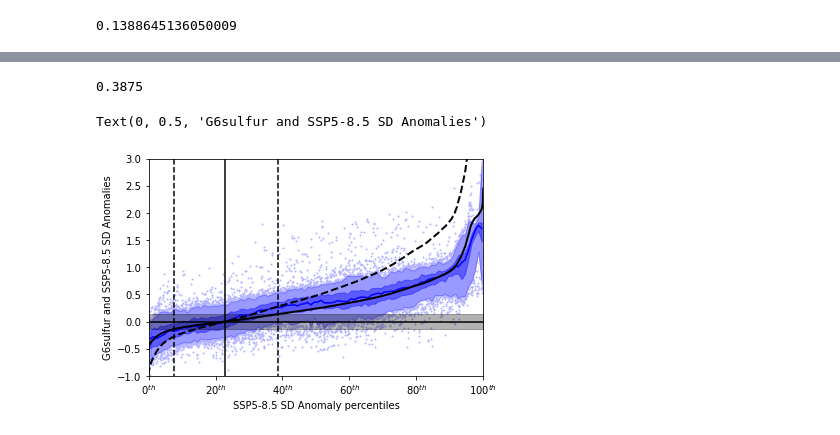
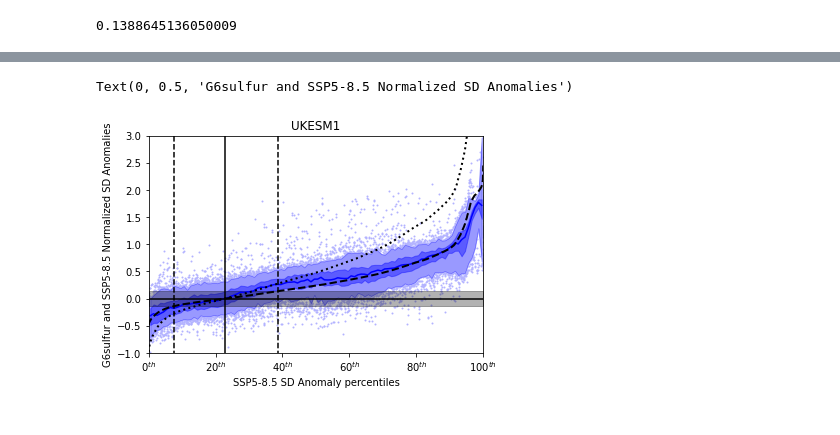
Before and after one commit to pjirvine/xarray_example, a Jupyter notebook: efficacy_metric.ipynb, the cells around one changed output, grey strips where cells are left out. Cells and saved outputs as stored; diff of their text form; code cells hidden in the pictures.

```diff
--- a/efficacy_metric.ipynb
+++ b/efficacy_metric.ipynb
@@ -48,6 +44,8 @@ Now I create some dictionaries to group together terms, i.e. variables with thei
 """
 var_settings_dict = {'pr':'Amon',
                      'tas':'Amon', # the final ',' isn't needed but it allows you to add items to this dict later without issues.
+                     'sfcWind':'Amon',
+                     'psl':'Amon',
                     }
 
 # for the experiments there are 2 variables to store: the project and the date range used for averaging. I bundle these into one value using the regular brackets ().
@@ -300,3 +363,15 @@ milltile_centres[sign_where[0][1]]
+# %%
+# sort_data_distribution(GW_flat, GW_flat, percentile_bounds, distribution=True)
+
+plot_pctl_bounds = [0.05,0.25,0.5,0.75,0.95]
+
+GW_pctl_data_plot_pctls = [weighted_quantile(IDX, plot_pctl_bounds) for IDX in GW_pctl_data]
+SG_pctl_data_plot_pctls = [weighted_quantile(IDX, plot_pctl_bounds) for IDX in SG_pctl_data]
+eff_pctl_data_plot_pctls = [weighted_quantile(IDX, plot_pctl_bounds) for IDX in eff_pctl_data]
+
+GW_mltl_data_plot_pctls = [weighted_quantile(IDX, plot_pctl_bounds) for IDX in GW_mltl_data]
+SG_mltl_data_plot_pctls = [weighted_quantile(IDX, plot_pctl_bounds) for IDX in SG_mltl_data]
+eff_mltl_data_plot_pctls = [weighted_quantile(IDX, plot_pctl_bounds) for IDX in eff_mltl_data]
 # %%
 def find_first_value(sorted_data, value):
     # Finds the first occurence of a given value for data sorted from low to high
@@ -305,10 +380,10 @@ def find_first_value(sorted_data, value):
     sign_where = np.where(signchange == 1)
     return sign_where[0][1]
 
-zero_pctl = milltile_centres[find_first_value(ssp585_mltl_data_plot, 0)]
-ttest_neg_pctl = milltile_centres[find_first_value(ssp585_mltl_data_plot, -1.*ttest_sds_orig)]
-ttest_pos_pctl = milltile_centres[find_first_value(ssp585_mltl_data_plot, ttest_sds_orig)]
+# Find the medians for the global warming milltiles
+GW_mltl_data_medians = np.array([np.median(IDX) for IDX in GW_mltl_data])
+
+# Find the first milltile where the anomaly exceeds zero plus or minus the t-test threshold.
+zero_pctl = milltile_centres[find_first_value(GW_mltl_data_medians, 0)]
+ttest_neg_pctl = milltile_centres[find_first_value(GW_mltl_data_medians, -1.*ttest_sds_orig)]
+ttest_pos_pctl = milltile_centres[find_first_value(GW_mltl_data_medians, ttest_sds_orig)]
-# %%
-ttest_pos_pctl
-# %% [output]
-0.3875
@@ -330,38 +390,37 @@ G6sulfur_mltl_data_plot_pctls = [weighted_quantile(IDX, plot_pctl_bounds) for ID
 # %%
-color_list = ['yellow','orange','red','orange','yellow']
+plt.scatter(mltls_for_data_concat, SG_mltl_data_concat, s=1, color=(0.7, 0.7, 1.0))
 
-plt.scatter(mltls_for_data_concat, -1.*G6sulfur_mltl_data_concat, s=1, color=(0.7, 0.7, 1.0))
-
-plot_5th = -1. * np.array([INNER[0] for INNER in G6sulfur_pctl_data_plot_pctls])
-plot_95th = -1. * np.array([INNER[4] for INNER in G6sulfur_pctl_data_plot_pctls])
+plot_5th = np.array([INNER[0] for INNER in SG_pctl_data_plot_pctls])
+plot_95th = np.array([INNER[4] for INNER in SG_pctl_data_plot_pctls])
 plt.fill_between(percentile_centres, plot_5th, plot_95th, color='w')
 plt.fill_between(percentile_centres, plot_5th, plot_95th, color='b', alpha=0.4)
 
-plot_25th = -1. * np.array([INNER[1] for INNER in G6sulfur_pctl_data_plot_pctls])
-plot_75th = -1. * np.array([INNER[3] for INNER in G6sulfur_pctl_data_plot_pctls])
+plot_25th = np.array([INNER[1] for INNER in SG_pctl_data_plot_pctls])
+plot_75th = np.array([INNER[3] for INNER in SG_pctl_data_plot_pctls])
 plt.fill_between(percentile_centres, plot_25th, plot_75th, color='b', alpha=0.4)
 
-plot_50th = -1. * np.array([INNER[2] for INNER in G6sulfur_pctl_data_plot_pctls])
+plot_50th = np.array([INNER[2] for INNER in SG_pctl_data_plot_pctls])
 plt.plot(percentile_centres, plot_50th, color='b')
 
-plt.plot(milltile_centres, ssp585_mltl_data_plot, color='k', linewidth=2)
-plt.plot(milltile_centres, 2.* ssp585_mltl_data_plot, color='k', linewidth=2, linestyle='dashed')
+plt.plot(milltile_centres, GW_mltl_data_medians, color='k', linewidth=2, linestyle='dashed')
+plt.plot(milltile_centres, 2.* GW_mltl_data_medians, color='k', linewidth=2, linestyle='dotted')
 plt.plot([0,1],[0,0],color='k')
 plt.plot([zero_pctl, zero_pctl],[-100,100],color='k')
 plt.plot([ttest_neg_pctl, ttest_neg_pctl],[-100,100],color='k', linestyle='dashed')
 plt.plot([ttest_pos_pctl, ttest_pos_pctl],[-100,100],color='k', linestyle='dashed')
 
 plt.fill_between([0,1],[-1.*ttest_sds_orig, -1.*ttest_sds_orig],[ttest_sds_orig, ttest_sds_orig],color='k',alpha=0.3)
 # plt.plot([0,1],[-1.*ttest_sds_orig, -1.*ttest_sds_orig],color='k', linestyle='dashed')
 # plt.plot([0,1],[ttest_sds_orig, ttest_sds_orig],color='k', linestyle='dashed')
 
 plt.xlim([0,1])
 plt.ylim([-1,3])
 
 plt.xticks(ticks=[0,0.2,0.4,0.6,0.8,1.0], labels=['0$^{th}$', '20$^{th}$', '40$^{th}$', '60$^{th}$', '80$^{th}$', '100$^{th}$'])
 
+plt.title('UKESM1')
 plt.xlabel('SSP5-8.5 SD Anomaly percentiles')
-plt.ylabel('G6sulfur and SSP5-8.5 SD Anomalies')
+plt.ylabel('G6sulfur and SSP5-8.5 Normalized SD Anomalies')
 # %% [output]
-Text(0, 0.5, 'G6sulfur and SSP5-8.5 SD Anomalies')
+Text(0, 0.5, 'G6sulfur and SSP5-8.5 Normalized SD Anomalies')
-[figure, old version]
+[figure, new version]
```
Also changed, not shown: parts of 29 cells of this notebook, 1 other file.
